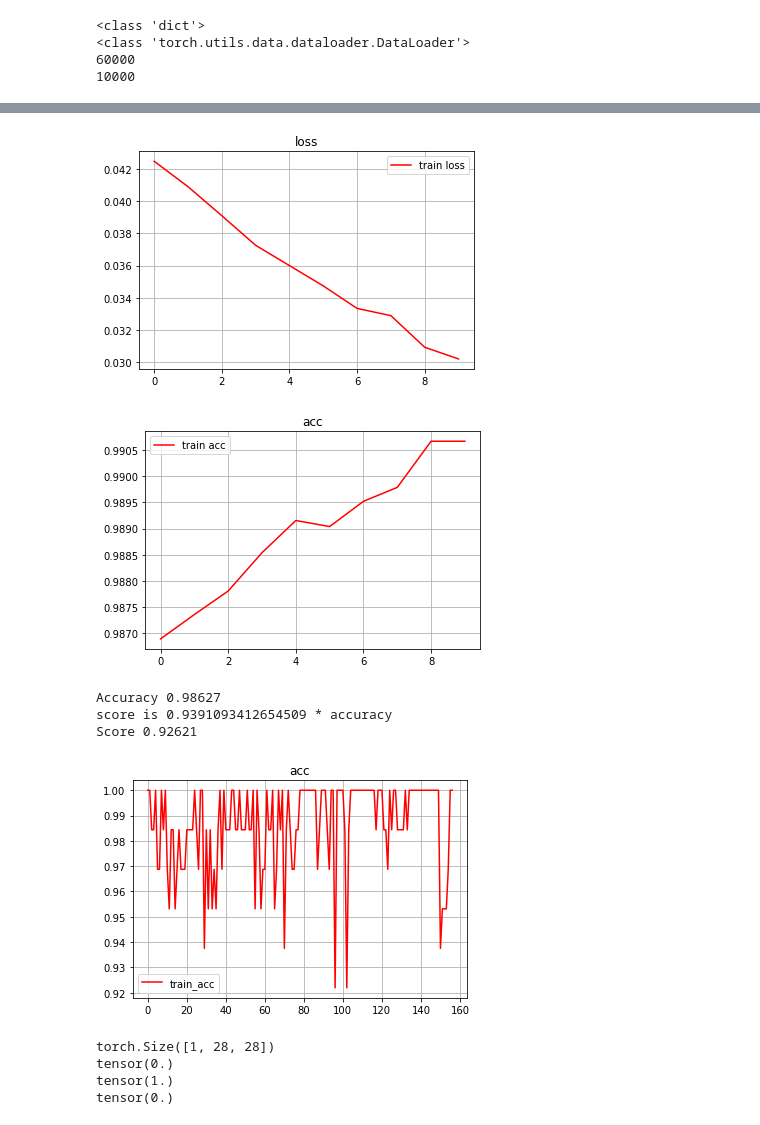
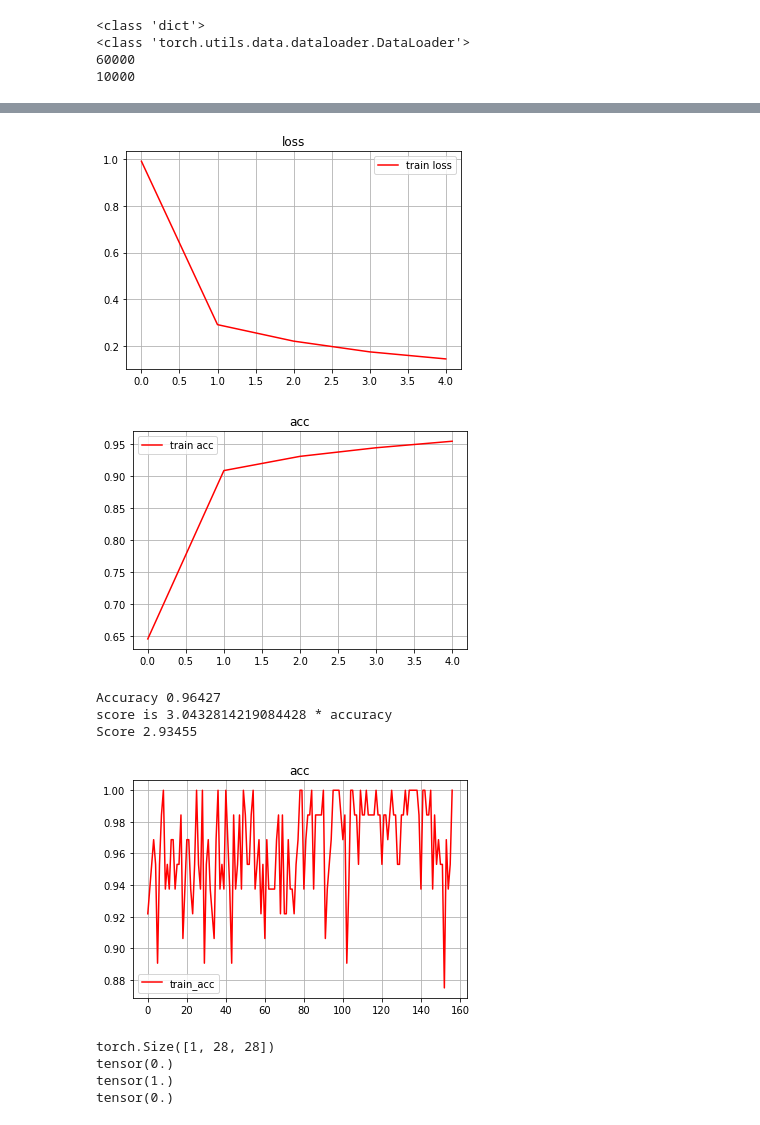
Before and after one commit to ezequielfernandez/deep_learning_practice, a Jupyter notebook: cnn.ipynb, the cells around one changed output, grey strips where cells are left out. Drawn from its saved outputs; the diff is of its cells as text; code cells hidden in the pictures.

Commit message:
CNN added with score: 2.93455

```diff
--- a/cnn.ipynb
+++ b/cnn.ipynb
@@ -43,7 +43,7 @@ print(len(dataloader['test'].dataset))
 # %%
 # bloque de convolución para emplear en mi red
 
-def conv_block(c_in, c_out, k=9, p=2, s=1, pk=9, ps=1, pp=2):
+def conv_block(c_in, c_out, k=5, p=2, s=1, pk=5, ps=1, pp=2):
     return torch.nn.Sequential(
         torch.nn.Conv2d(c_in, c_out, k, padding=p, stride=s), # conv
         torch.nn.Tanh(),                                      # activation
@@ -218,17 +283,17 @@ Tamaño salida fc (nro clases):  torch.Size([1, 10])
 # %%
-fit(model, dataloader, epochs=10)
+fit(model, dataloader, epochs=5)
 accuracy = validation(model, dataloader)
 
 s = score(model.n_parameters(), accuracy, model.n_layers())
 
 print(f"Score {s:.5f}")
 # %% [output]
-[figure, old version]
+[figure, new version]
-[figure, old version]
+[figure, new version]
-Accuracy 0.98627
-score is 0.9391093412654509 * accuracy
-Score 0.92621
+Accuracy 0.96427
+score is 3.0432814219084428 * accuracy
+Score 2.93455
-[figure, old version]
+[figure, new version]
 # %%
 # corremos 1 dato, a ver como lo clasifica...
 # generamos un batch del dataloader
```
Also changed, not shown: parts of 3 cells of this notebook.
